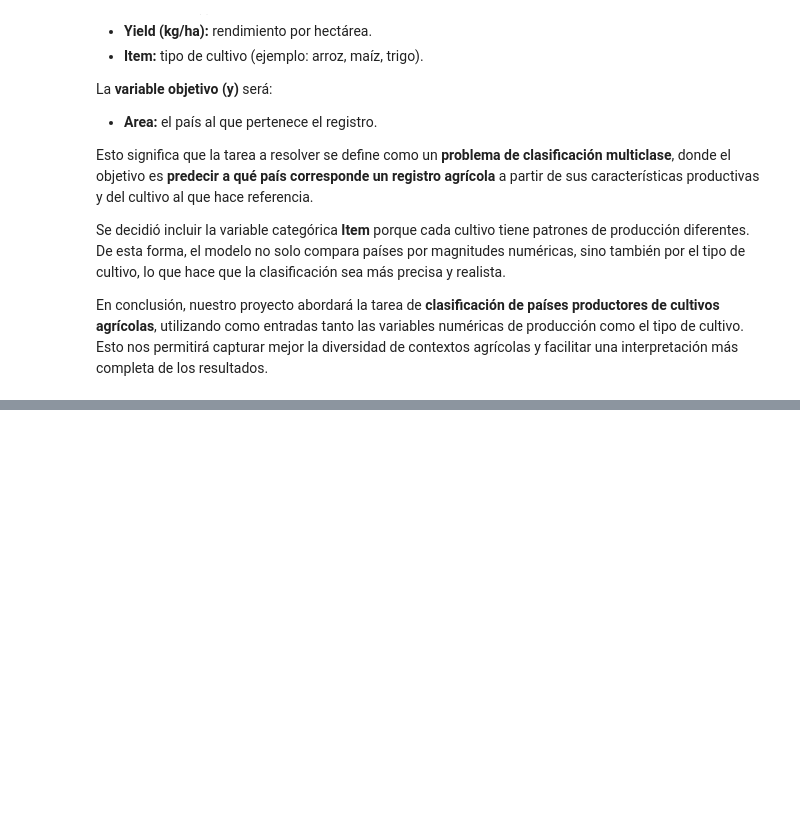
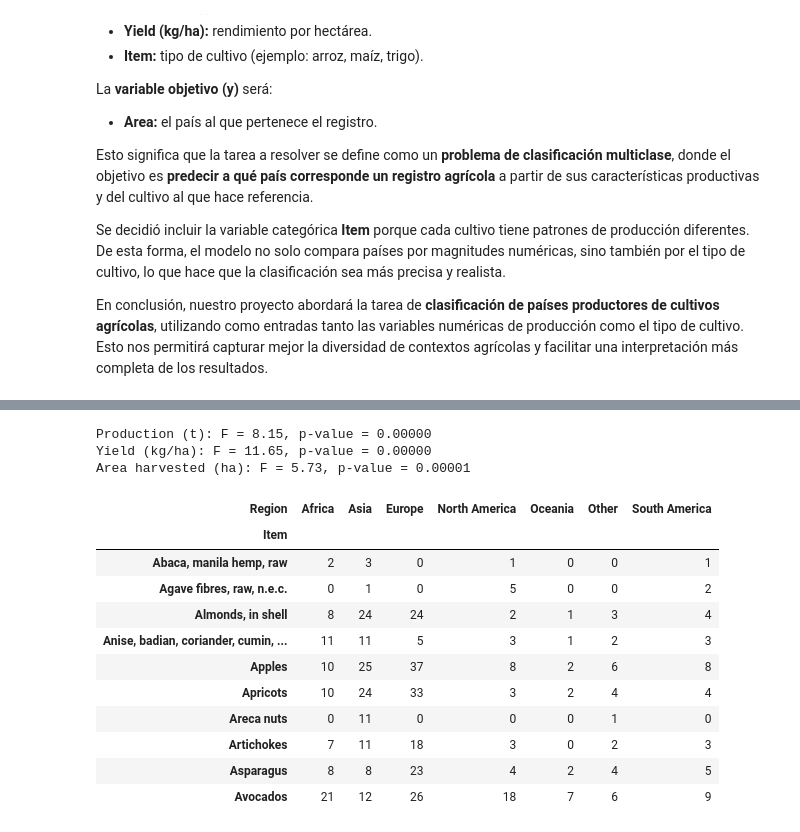
Before and after one commit to AndreaBernal00/AndreaBernal00.github.io, a Jupyter notebook: notebooks/Primera_entrega_proyecto_IA.ipynb, the cells around one changed output, grey strips where cells are left out. Drawn from its saved outputs; the diff is of its cells as text; code cells hidden in the pictures; blank space fills up the shorter version.

```diff
--- a/notebooks/Primera_entrega_proyecto_IA.ipynb
+++ b/notebooks/Primera_entrega_proyecto_IA.ipynb
@@ -500,0 +568,26 @@ En conclusión, nuestro proyecto abordará la tarea de **clasificación de país
+# %%
+from scipy.stats import f_oneway
+
+for col in numeric_cols:
+    samples = [group[col].dropna() for name, group in df_region.groupby('Region')]
+    f, p = f_oneway(*samples)
+    print(f"{col}: F = {f:.2f}, p-value = {p:.5f}")
+# %% [output]
+Production (t): F = 8.15, p-value = 0.00000
+Yield (kg/ha): F = 11.65, p-value = 0.00000
+Area harvested (ha): F = 5.73, p-value = 0.00001
+# %%
+pd.crosstab(df_region['Item'], df_region['Region']).head(10)
+# %% [output]
+| Region | Africa | Asia | Europe | North America | Oceania | Other | South America |
+| Item |  |  |  |  |  |  |  |
+| Abaca, manila hemp, raw | 2 | 3 | 0 | 1 | 0 | 0 | 1 |
+| Agave fibres, raw, n.e.c. | 0 | 1 | 0 | 5 | 0 | 0 | 2 |
+| Almonds, in shell | 8 | 24 | 24 | 2 | 1 | 3 | 4 |
+| Anise, badian, coriander, cumin, ... | 11 | 11 | 5 | 3 | 1 | 2 | 3 |
+| Apples | 10 | 25 | 37 | 8 | 2 | 6 | 8 |
+| Apricots | 10 | 24 | 33 | 3 | 2 | 4 | 4 |
+| Areca nuts | 0 | 11 | 0 | 0 | 0 | 1 | 0 |
+| Artichokes | 7 | 11 | 18 | 3 | 0 | 2 | 3 |
+| Asparagus | 8 | 8 | 23 | 4 | 2 | 4 | 5 |
+| Avocados | 21 | 12 | 26 | 18 | 7 | 6 | 9 |
```
Also changed, not shown: parts of 16 cells of this notebook.
